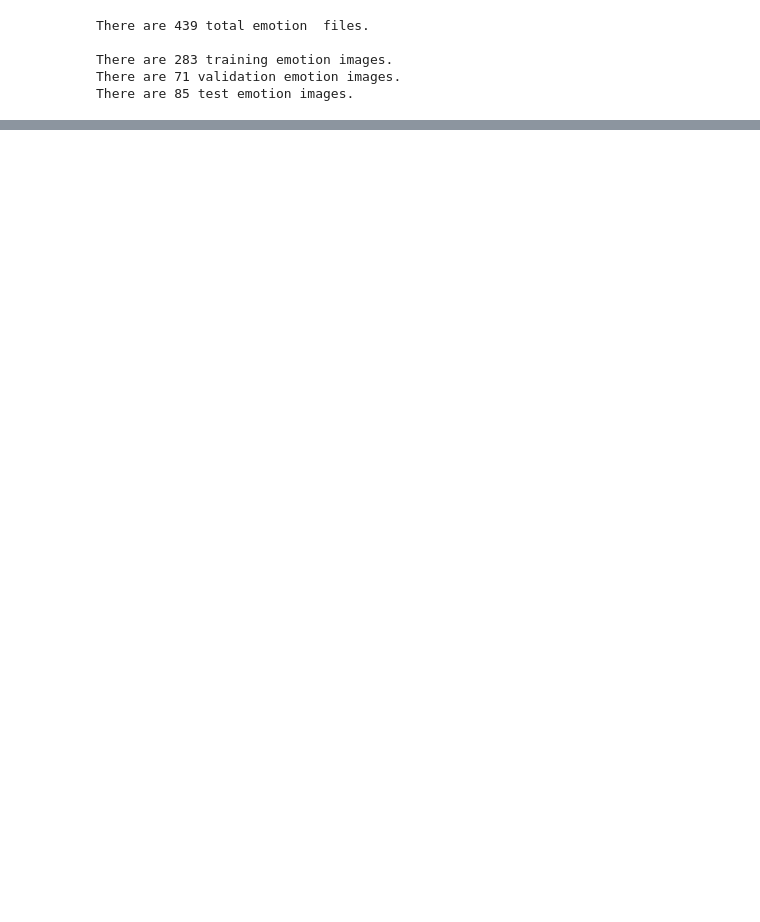
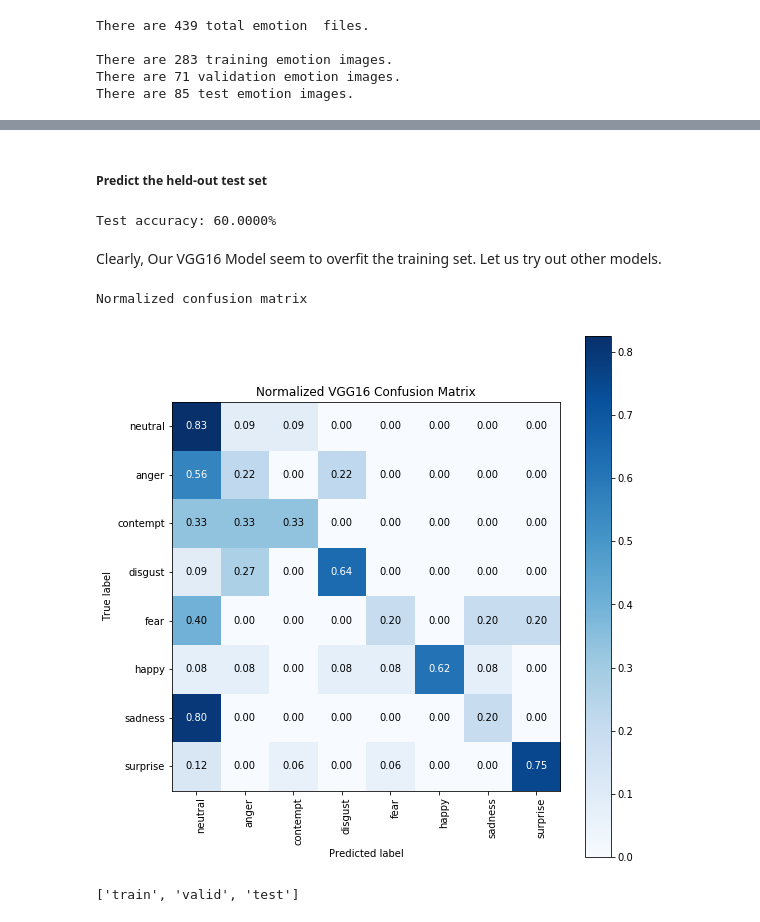
Before and after one commit to karthikBalasubramanian/FER, a Jupyter notebook: FER Capstone Implementation.ipynb, the cells around one changed output, grey strips where cells are left out. Drawn from its saved outputs; the diff is of its cells as text; code cells hidden in the pictures; blank space fills up the shorter version.

```diff
--- a/FER Capstone Implementation.ipynb
+++ b/FER Capstone Implementation.ipynb
@@ -594,0 +703,2 @@ def paths_to_tensor(img_paths):
+# %%
+VGG16_model.compile(loss='categorical_crossentropy', optimizer='adam', metrics=['accuracy'])
@@ -594,0 +707,7 @@ def paths_to_tensor(img_paths):
+# %%
+checkpointer = ModelCheckpoint(filepath='saved_models/weights.best.VGG16.hdf5',
+                               verbose=1, save_best_only=True)
+
+VGG16_model.fit(train_VGG16, y_train,
+          validation_data=(valid_VGG16, y_valid),
+          epochs=20, batch_size=20, callbacks=[checkpointer], verbose=1)
@@ -594,0 +733,22 @@ def paths_to_tensor(img_paths):
+# %% [markdown]
+##### Predict the held-out test set
+# %%
+VGG16_model.load_weights('saved_models/weights.best.VGG16.hdf5')
+# %%
+VGG16_predictions = [np.argmax(VGG16_model.predict(np.expand_dims(feature, axis=0))) for feature in test_VGG16]
+
+# report test accuracy
+test_accuracy = 100*np.sum(np.array(VGG16_predictions)==np.argmax(y_test, axis=1))/len(VGG16_predictions)
+print('Test accuracy: %.4f%%' % test_accuracy)
+# %% [output]
+Test accuracy: 60.0000%
+# %% [markdown]
+Clearly, Our VGG16 Model seem to overfit the training set. Let us try out other models.
+# %%
+plot_confusion_matrix(test_df.emotion, VGG16_predictions, classes=emotions, normalize=True,
+                      title='Normalized VGG16 Confusion Matrix')
+
+plt.show()
+# %% [output]
+Normalized confusion matrix
+[figure, added]
@@ -594,0 +767,5 @@ def paths_to_tensor(img_paths):
+# %%
+npzfile_X = np.load("bottleneck_features_X.npz")
+npzfile_X.files
+# %% [output]
+['train', 'valid', 'test']
```
Also changed, not shown: parts of 35 cells of this notebook, 3 other files.
